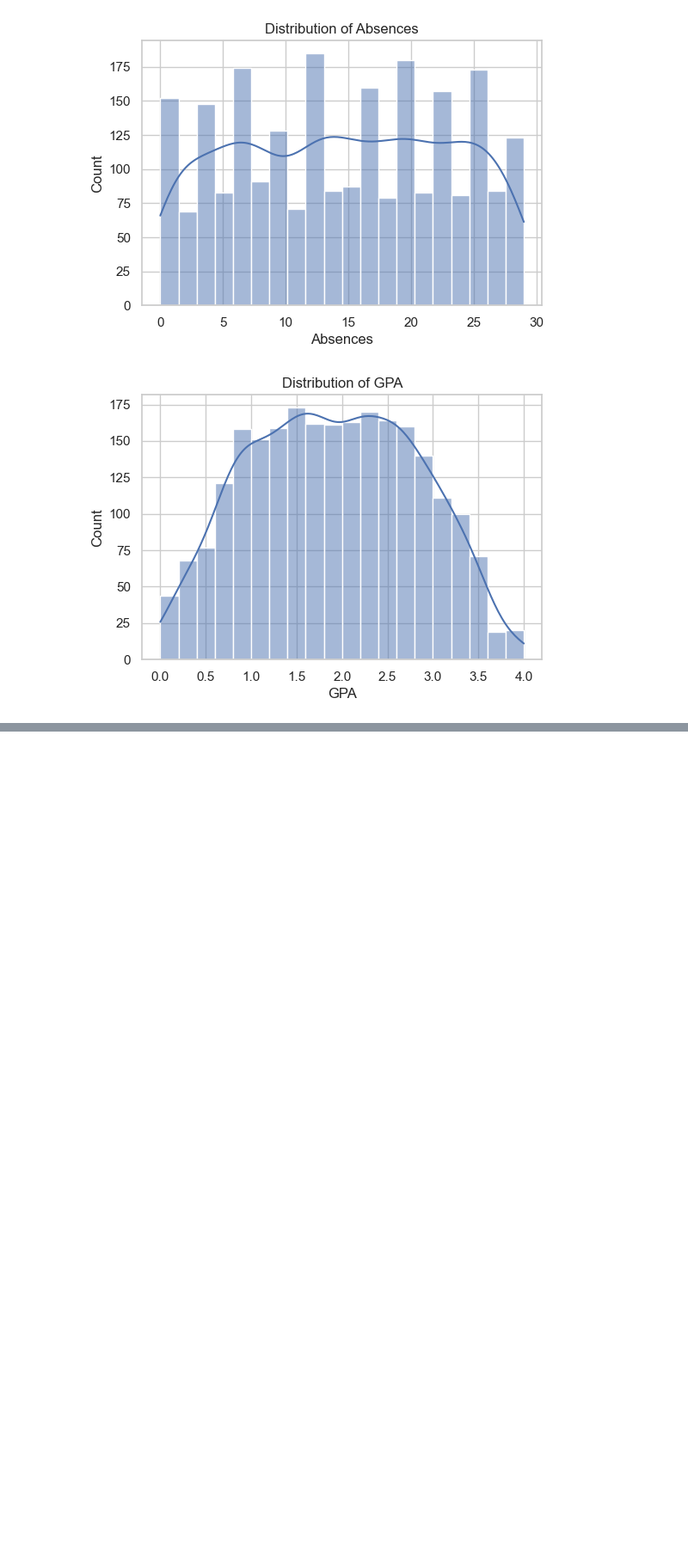
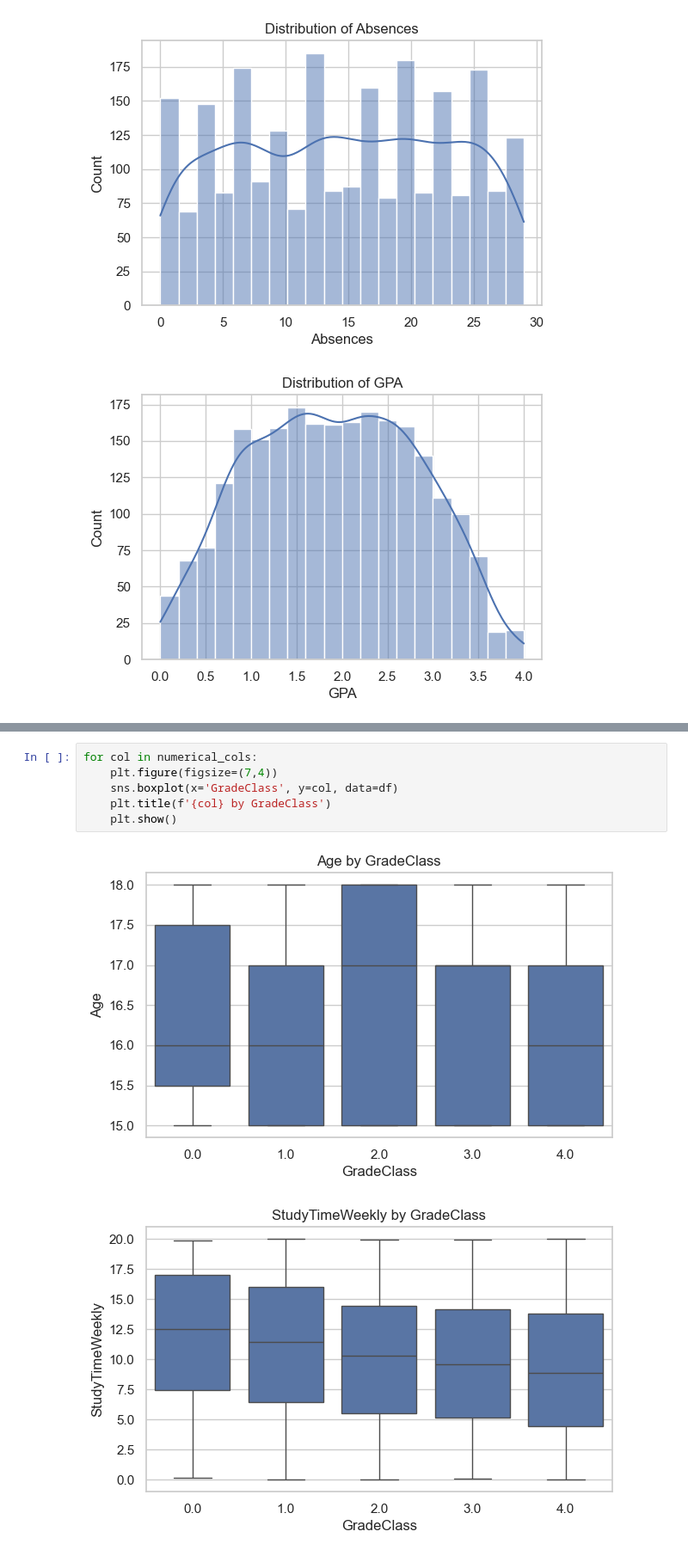
Before and after one commit to AnnMariDB/MLG382-Projects, a Jupyter notebook: MLG382Project1/Group E_MLG382_GuidedProject.ipynb, the cells around one changed output, grey strips where cells are left out. Shown: that part at 86% size. Cells and saved outputs as stored; diff of their text form; blank space fills up the shorter version.

```diff
--- a/MLG382Project1/Group E_MLG382_GuidedProject.ipynb
+++ b/MLG382Project1/Group E_MLG382_GuidedProject.ipynb
@@ -59,0 +132,9 @@ for col in numerical_cols:
+# %%
+for col in numerical_cols:
+    plt.figure(figsize=(7,4))
+    sns.boxplot(x='GradeClass', y=col, data=df)
+    plt.title(f'{col} by GradeClass')
+    plt.show()
+# %% [output]
+[figure, added]
+[figure, added]
```
Also changed, not shown: parts of 13 cells of this notebook.
